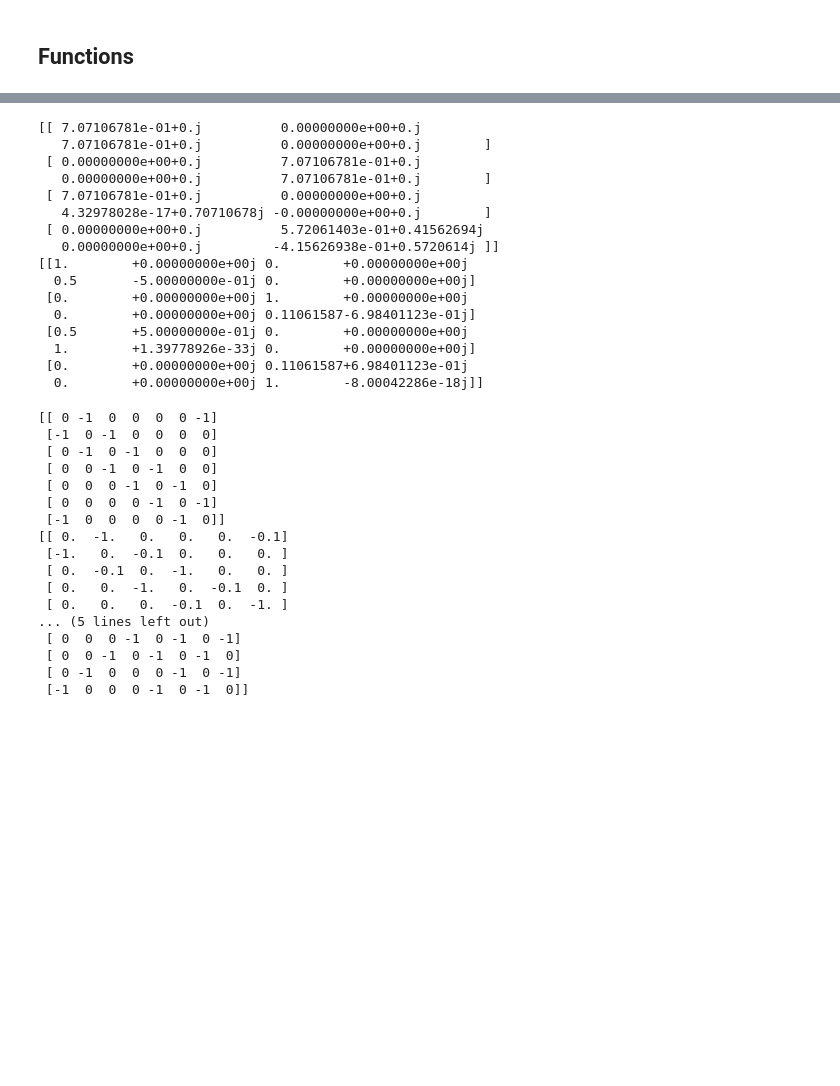
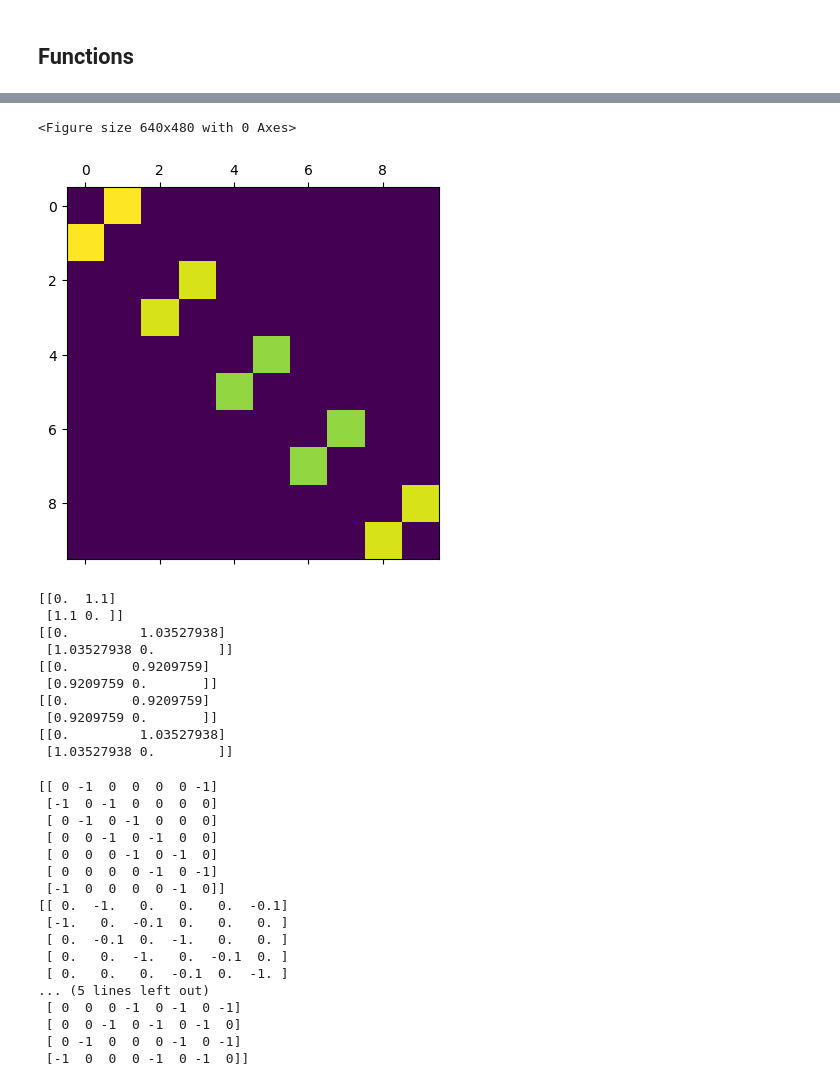
Before and after one commit to Max-Winga/Topological-Insulators, a Jupyter notebook: Project 4 Main.ipynb, the cells around one changed output, grey strips where cells are left out. Saved outputs shown, nothing was run; the diff lists cells and outputs as text; code cells hidden in the pictures; blank space fills up the shorter version.

Commit message:
Fixed dh F matrix

```diff
--- a/Project 4 Main.ipynb
+++ b/Project 4 Main.ipynb
@@ -68,7 +68,7 @@ def momentum_label_to_k(label, atom_type, shape=None):
         return label[0]*b1
     elif atom_type == 'dh':
         a1 = np.array([2])
-        b1 = (2*np.pi)/(shape*np.abs(a1))
+        b1 = (2*np.pi)/(int(shape)/2*np.abs(a1))
         return label[0]*b1
     elif atom_type == 'g':
         print("G NOT FIXED YET")
@@ -121,9 +121,8 @@ def momentum_index_to_label(i, atom_type, shape=None):
     if atom_type == 'h':
         return (i, 'a')
     elif atom_type == 'dh':
-        if i % 2 == 0:
-            return (int(i/2), 'a')
-        return (int(i/2), 'b')
+        label_list = momentum_labels(int(shape/2), 'dh')
+        return label_list[i]
     elif atom_type == 'g':
         if shape == None: print("Need Shape"); return
         label_list = momentum_labels(shape, 'g')
@@ -214,11 +213,13 @@ def flip(label):
         return (label[0], 'b')
     return (label[0], 'a')
 
-def clean_matrix(mat, val=10**-15):
+def clean_matrix(mat, val=10**-15, complex_magnitude=False):
     for i in range(mat.shape[0]):
         for j in range(mat.shape[1]):
             if abs(mat[i, j]) < val:
                 mat[i, j] = 0
+    if complex_magnitude:
+        return abs(mat)
     return mat
 
 def find_neighbors(index, atom_type, n):
@@ -253,10 +254,10 @@ def fourier_matrix(n, atom_type, shape=None):
         r_vec = [index_to_r(i, atom_type, N) for i in np.arange(0, N)]
         k_vec = [momentum_index_to_k(i, atom_type, N) for i in np.arange(0, N)]
         to_return = np.outer(k_vec, r_vec)
-        return np.asmatrix((1/np.sqrt(N))*np.exp(1j*to_return))
+        return np.asmatrix((1/np.sqrt(N))*np.exp(1.j*to_return))
     elif atom_type == 'dh':
-        r_vec = [index_to_r(i, atom_type, N) for i in np.arange(0, N)]
-        k_vec = [momentum_index_to_k(i, atom_type, N) for i in np.arange(0, N)]
+        r_vec = np.array([index_to_r(i, atom_type, N) for i in np.arange(0, N)])
+        k_vec = np.array([momentum_index_to_k(i, atom_type, N) for i in np.arange(0, N)])
         to_return = np.outer(k_vec, r_vec)
         deltas = np.indices((N, N)).sum(axis=0) % 2 * -1 + 1
-        return np.asmatrix((1/np.sqrt(n))*np.exp(1j*to_return) * deltas)
+        return np.asmatrix((1/np.sqrt(n))*np.exp(1.j*to_return) * deltas)
@@ -263,25 +296,36 @@ def fourier_matrix(n, atom_type, shape=None):
 # %%
-n = 2
+n = 5
 atom_type = 'dh'
-print(fourier_matrix(n, atom_type))
-print(clean_matrix(fourier_matrix(n, atom_type)@fourier_matrix(n, atom_type).H))
+F = fourier_matrix(n, atom_type)
+Hammy = hamiltonian_generator(n, atom_type)
+H_k = np.abs(clean_matrix(F@Hammy@F.H))
+plt.figure()
+plt.matshow(H_k)
+plt.show()
+Es = []
+for i in range(int(len(H_k)/2)):
+    i1, i2 = 2*i, 2*i + 2
+    block = H_k[i1:i2,i1:i2]
+    print(block)
+    eigs, vecs = np.linalg.eigh(block)
+    Es.append(eigs)
+
+# plt.figure()
+# plt.matshow(H_k.H)
+# plt.show()
 # %% [output]
-[[ 7.07106781e-01+0.j          0.00000000e+00+0.j
-   7.07106781e-01+0.j          0.00000000e+00+0.j        ]
- [ 0.00000000e+00+0.j          7.07106781e-01+0.j
-   0.00000000e+00+0.j          7.07106781e-01+0.j        ]
- [ 7.07106781e-01+0.j          0.00000000e+00+0.j
-   4.32978028e-17+0.70710678j -0.00000000e+00+0.j        ]
- [ 0.00000000e+00+0.j          5.72061403e-01+0.41562694j
-   0.00000000e+00+0.j         -4.15626938e-01+0.5720614j ]]
-[[1.        +0.00000000e+00j 0.        +0.00000000e+00j
-  0.5       -5.00000000e-01j 0.        +0.00000000e+00j]
- [0.        +0.00000000e+00j 1.        +0.00000000e+00j
-  0.        +0.00000000e+00j 0.11061587-6.98401123e-01j]
- [0.5       +5.00000000e-01j 0.        +0.00000000e+00j
-  1.        +1.39778926e-33j 0.        +0.00000000e+00j]
- [0.        +0.00000000e+00j 0.11061587+6.98401123e-01j
-  0.        +0.00000000e+00j 1.        -8.00042286e-18j]]
+<Figure size 640x480 with 0 Axes>
+[figure, added]
+[[0.  1.1]
+ [1.1 0. ]]
+[[0.         1.03527938]
+ [1.03527938 0.        ]]
+[[0.        0.9209759]
+ [0.9209759 0.       ]]
+[[0.        0.9209759]
+ [0.9209759 0.       ]]
+[[0.         1.03527938]
+ [1.03527938 0.        ]]
 # %%
 print(hamiltonian_generator(7, 'h'))
 print(hamiltonian_generator(3, 'dh'))
```
Also changed, not shown: parts of 2 cells of this notebook.
